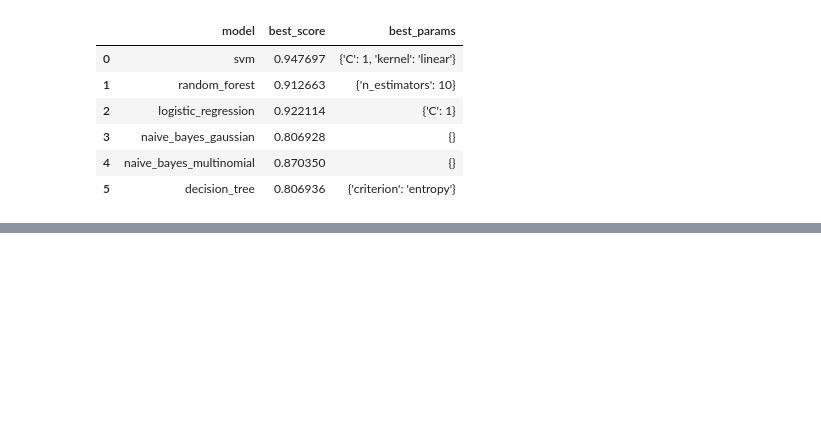
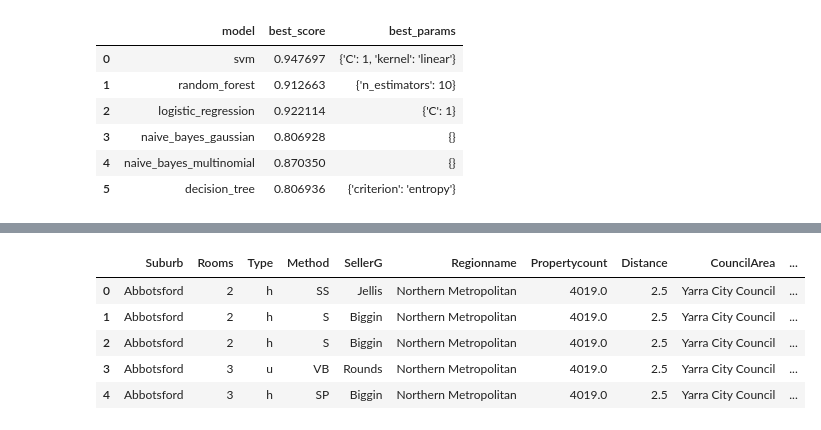
Before and after one commit to shadrack71/Machine-learning-projects, a Jupyter notebook: machine_learning.ipynb, the cells around one changed output, grey strips where cells are left out. Saved outputs shown, nothing was run; the diff lists cells and outputs as text; code cells hidden in the pictures; blank space fills up the shorter version.

```diff
--- a/machine_learning.ipynb
+++ b/machine_learning.ipynb
@@ -1620,0 +1623,3 @@ df
+# %%
+df = pd.read_csv('../data/Melbourne_housing_FULL.csv')
+df.describe
@@ -1620,0 +1644,12 @@ df
+# %%
+cols_to_use = ['Suburb', 'Rooms', 'Type', 'Method', 'SellerG', 'Regionname', 'Propertycount',
+               'Distance', 'CouncilArea', 'Bedroom2', 'Bathroom', 'Car', 'Landsize', 'BuildingArea', 'Price']
+df = df[cols_to_use]
+df.head()
+# %% [output]
+|  | Suburb | Rooms | Type | Method | SellerG | Regionname | Propertycount | Distance | CouncilArea | ... |
+| 0 | Abbotsford | 2 | h | SS | Jellis | Northern Metropolitan | 4019.0 | 2.5 | Yarra City Council | ... |
+| 1 | Abbotsford | 2 | h | S | Biggin | Northern Metropolitan | 4019.0 | 2.5 | Yarra City Council | ... |
+| 2 | Abbotsford | 2 | h | S | Biggin | Northern Metropolitan | 4019.0 | 2.5 | Yarra City Council | ... |
+| 3 | Abbotsford | 3 | u | VB | Rounds | Northern Metropolitan | 4019.0 | 2.5 | Yarra City Council | ... |
+| 4 | Abbotsford | 3 | h | SP | Biggin | Northern Metropolitan | 4019.0 | 2.5 | Yarra City Council | ... |
```
Also changed, not shown: parts of 20 cells of this notebook.
